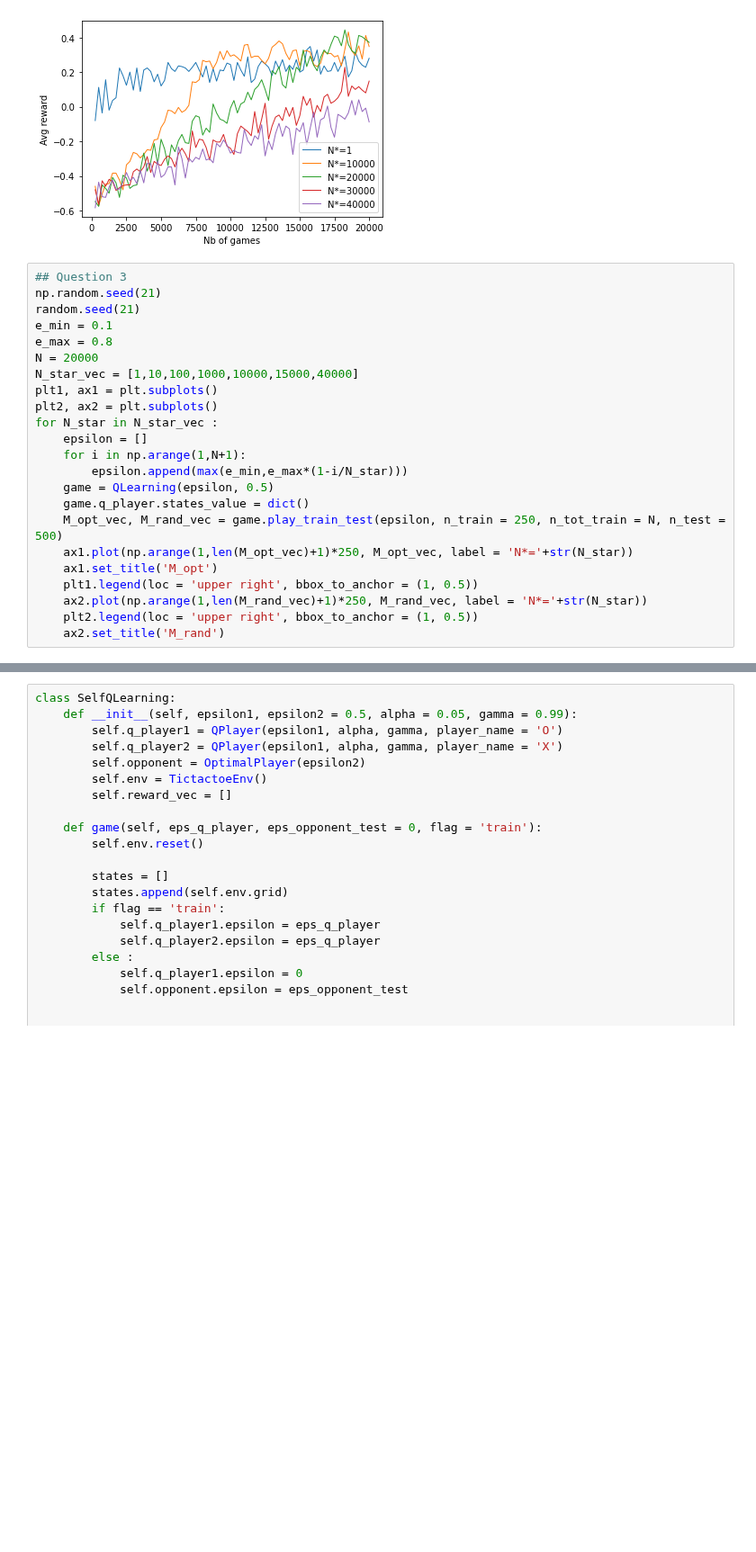
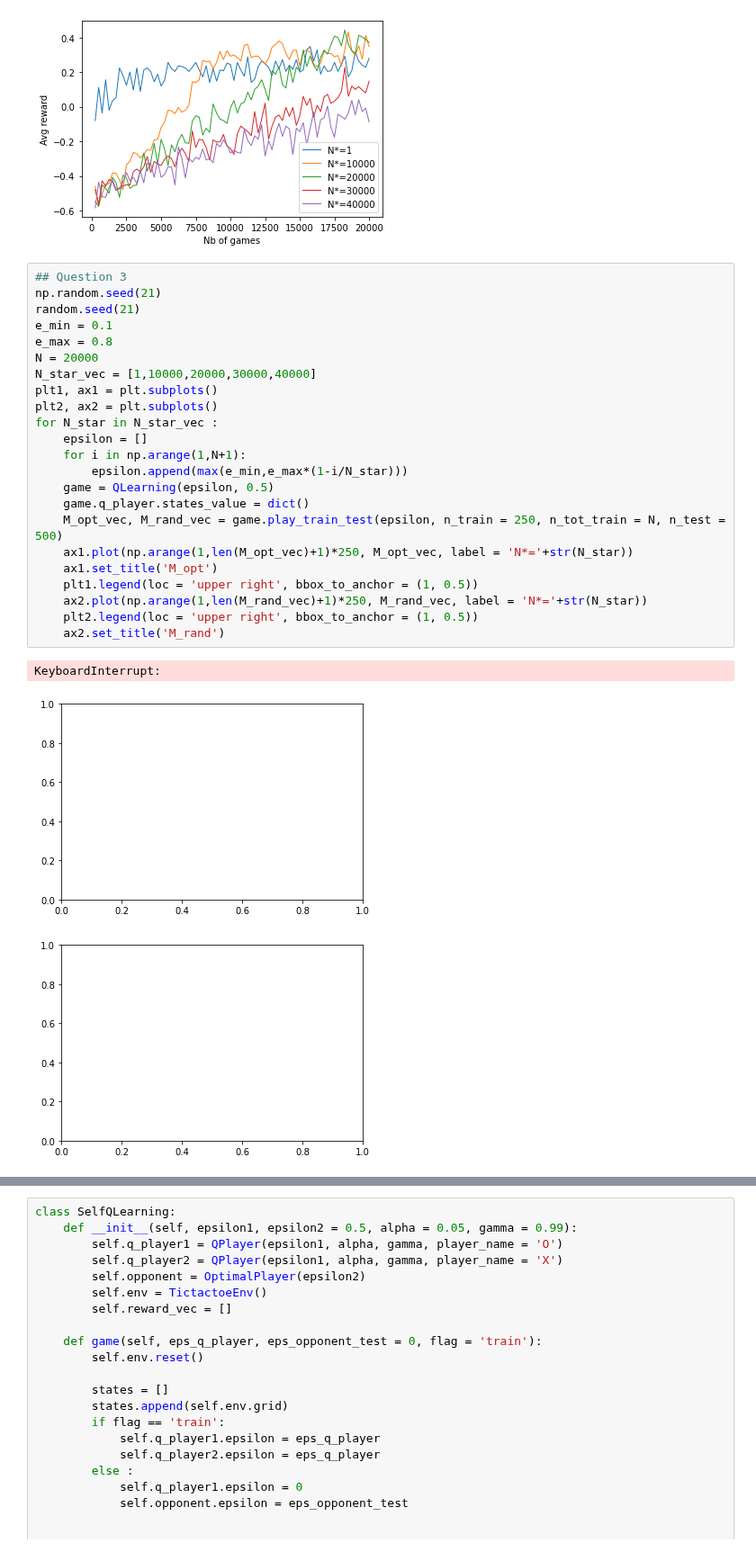
Before and after one commit to giuliamesc/tic_tac_toe, a Jupyter notebook: main.ipynb, the cells around one changed output, grey strips where cells are left out. Shown at 90% size. Cells and saved outputs as stored; diff of their text form; blank space fills up the shorter version.

```diff
--- a/main.ipynb
+++ b/main.ipynb
@@ -330,23 +332,27 @@ game.plot_N_star_reward(N_star_vec,N,rew_N_star)
 # %%
 ## Question 3
 np.random.seed(21)
 random.seed(21)
 e_min = 0.1
 e_max = 0.8
 N = 20000
-N_star_vec = [1,10,100,1000,10000,15000,40000]
+N_star_vec = [1,10000,20000,30000,40000]
 plt1, ax1 = plt.subplots()
 plt2, ax2 = plt.subplots()
 for N_star in N_star_vec :
     epsilon = []
     for i in np.arange(1,N+1):
         epsilon.append(max(e_min,e_max*(1-i/N_star)))
     game = QLearning(epsilon, 0.5)
     game.q_player.states_value = dict()
     M_opt_vec, M_rand_vec = game.play_train_test(epsilon, n_train = 250, n_tot_train = N, n_test = 500)
     ax1.plot(np.arange(1,len(M_opt_vec)+1)*250, M_opt_vec, label = 'N*='+str(N_star))
     ax1.set_title('M_opt')
     plt1.legend(loc = 'upper right', bbox_to_anchor = (1, 0.5))
     ax2.plot(np.arange(1,len(M_rand_vec)+1)*250, M_rand_vec, label = 'N*='+str(N_star))
     plt2.legend(loc = 'upper right', bbox_to_anchor = (1, 0.5))
     ax2.set_title('M_rand')
+# %% [output]
+KeyboardInterrupt:
+[figure, added]
+[figure, added]
```
Also changed, not shown: parts of 4 cells of this notebook.
